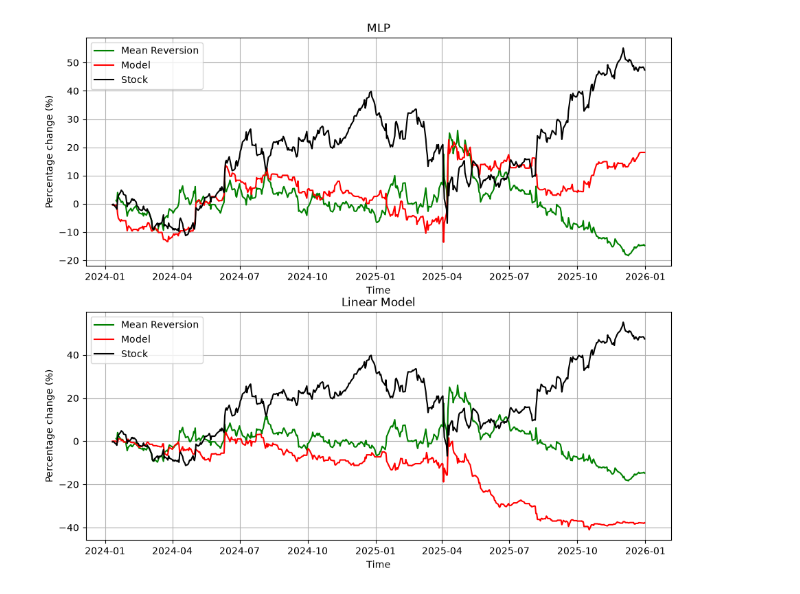
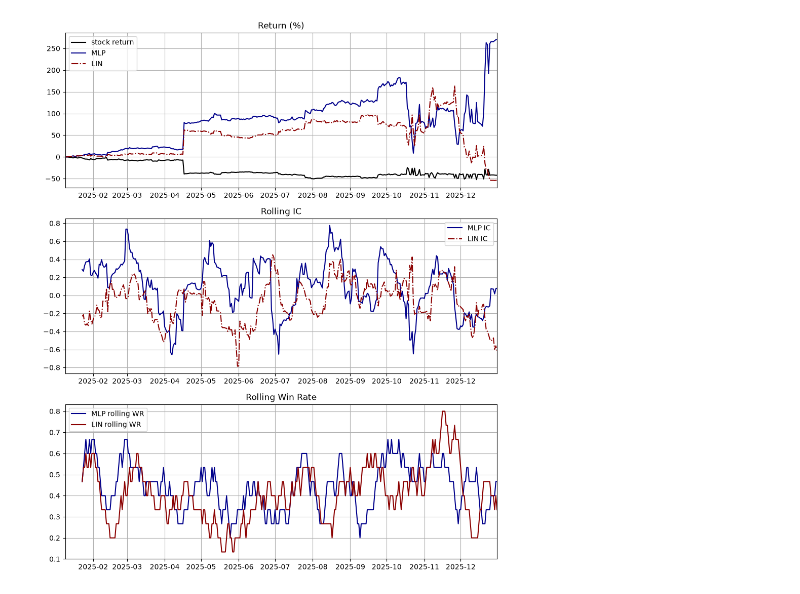
Before and after one commit to sdf1267/NeuralNetworkQuant, a Jupyter notebook: networks/test_model.ipynb, the cells around one changed output. Cells and saved outputs as stored; diff of their text form; code cells hidden in the pictures.

```diff
--- a/networks/test_model.ipynb
+++ b/networks/test_model.ipynb
@@ -17,18 +15,18 @@ torch.manual_seed(seed)
 
 
 ticker = "AAPL"
-start = '2022-01-01'    # start date
+start = '2019-01-01'    # start date
 end  = '2026-01-01'     # end date
 interval = '1d'         # interval
-train_ratio = 0.5
+train_ratio = 0.75
 no_epoches = 100_000
-lr = 0.001
+lr = 0.0001
 tx_fees_bpts = 10
 threshold = 0.001
 
-weight_decay = 1e-3
+weight_decay = 5e-3
 
-max_lags = 12
+max_lags = 32
 
 modelMLP = MLPModel.MLP # multiplayer perception
 
@@ -94,28 +112,82 @@ Train Loss = 0.000326233
 # %%
+# Plot the Model return, rolling IC, and rolling win rate
+fx_fees_bpts = 0
+threshold = 0.0000#0.0000001
 
-fx_fees_bpts = 0
-threshold = 0.001#0.0000001
-
+window = Model.rolling_window
 Model.get_MR_results()
 MR_df = Model.MR_df
 MR_cum_return = np.expm1(MR_df["trade_log_return_cum"]) * 100
 
 
+
 import matplotlib.pyplot as plt
-fig, (ax1,ax2) = plt.subplots(2,1, figsize = (11,9.5))
+fig, (ax1,ax2,ax3) = plt.subplots(3,1, figsize = (11, 13.5))
 
-Model.get_trade_results(trade_signal="threshold",threshold=threshold, transaction_fees_bpts= fx_fees_bpts)
-ModelLin.get_trade_results(trade_signal="threshold",threshold=threshold, transaction_fees_bpts= fx_fees_bpts)
+Model.get_trade_results(trade_signal="threshold",
+                        threshold=threshold,
+                        transaction_fees_bpts= fx_fees_bpts,
+                        window = window  )
 
-ax1.plot(Model.date_test,MR_cum_return,c='green',label='Mean Reversion')
-ax2.plot(Model.date_test,MR_cum_return,c='green',label='Mean Reversion')
+ModelLin.get_trade_results(trade_signal="threshold",
+                           threshold=threshold,
+                           transaction_fees_bpts= fx_fees_bpts,
+                           window = window)
 
-Model.model_against_stock(ax1)
-ModelLin.model_against_stock(ax2)
+df_MLP = Model.trade_results
+df_LIN = ModelLin.trade_results
+
+dates = Model.date_test
+return_MLP = np.expm1(df_MLP["trade_log_return_cum"]) * 100
+return_stock = np.expm1(Model.T_test.squeeze().numpy().cumsum()) * 100
+return_LIN = np.expm1(df_LIN["trade_log_return_cum"]) * 100
+
+# ax1.plot(dates,MR_cum_return,c='green',label='Mean Reversion',ls='dotted')
 
 
-ax1.set_title("MLP")
-ax2.set_title("Linear Model")
+ax1.plot(dates, return_stock, c='black',label="stock return")
+ax1.plot(dates, return_MLP, c='darkblue',label='MLP')
+ax1.plot(dates, return_LIN, c='darkred',label='LIN',ls='-.')
+
+ax1.grid()
+
+ax1.set_title("Return (%)")
+ax1.legend()
+
+
+# Plot rolling IC
+
+df = Model.trade_results
+
+win_idx = window//2
+Model.get_model_performance(df)
+rolling_ic_MLP = df["rolling_IC"].dropna()
+
+rolling_WR_MLP = df["is_won"].rolling(window = window, min_periods=window).mean().dropna()
+df = ModelLin.trade_results
+ModelLin.get_model_performance(df)
+rolling_ic_LIN = df["rolling_IC"].dropna()
+rolling_WR_LIN = df["is_won"].rolling(window = window, min_periods=window).mean().dropna()
+
+ax2.plot(Model.date_test[window-1:], rolling_ic_MLP, c='darkblue', label='MLP IC')
+ax2.plot(Model.date_test[window-1:], rolling_ic_LIN, c='darkred', label='LIN IC',ls='-.')
+ax2.grid()
+ax2.set_title("Rolling IC")
+ax2.legend()
+
+
+# Rolling winrate
+# rolling_WR = df["is_won"].rolling(window = window, min_periods=window).mean()
+
+ax3.set_title("Rolling Win Rate")
+
+ax3.plot(dates[window-1:], rolling_WR_MLP, c='darkblue',label='MLP rolling WR')
+ax3.plot(dates[window-1:], rolling_WR_LIN, c='darkred',label='LIN rolling WR')
+ax3.legend()
+ax3.grid()
+
+for ax in (ax1,ax2,ax3):
+    ax.set_xlim(Model.date_test[0], Model.date_test[-1])
 
 
 
@@ -130 +201 @@ Text(0.5, 1.0, 'Linear Model')
-[figure, old version]
+[figure, new version]
```
Also changed, not shown: parts of 9 cells of this notebook, 12 other files.
